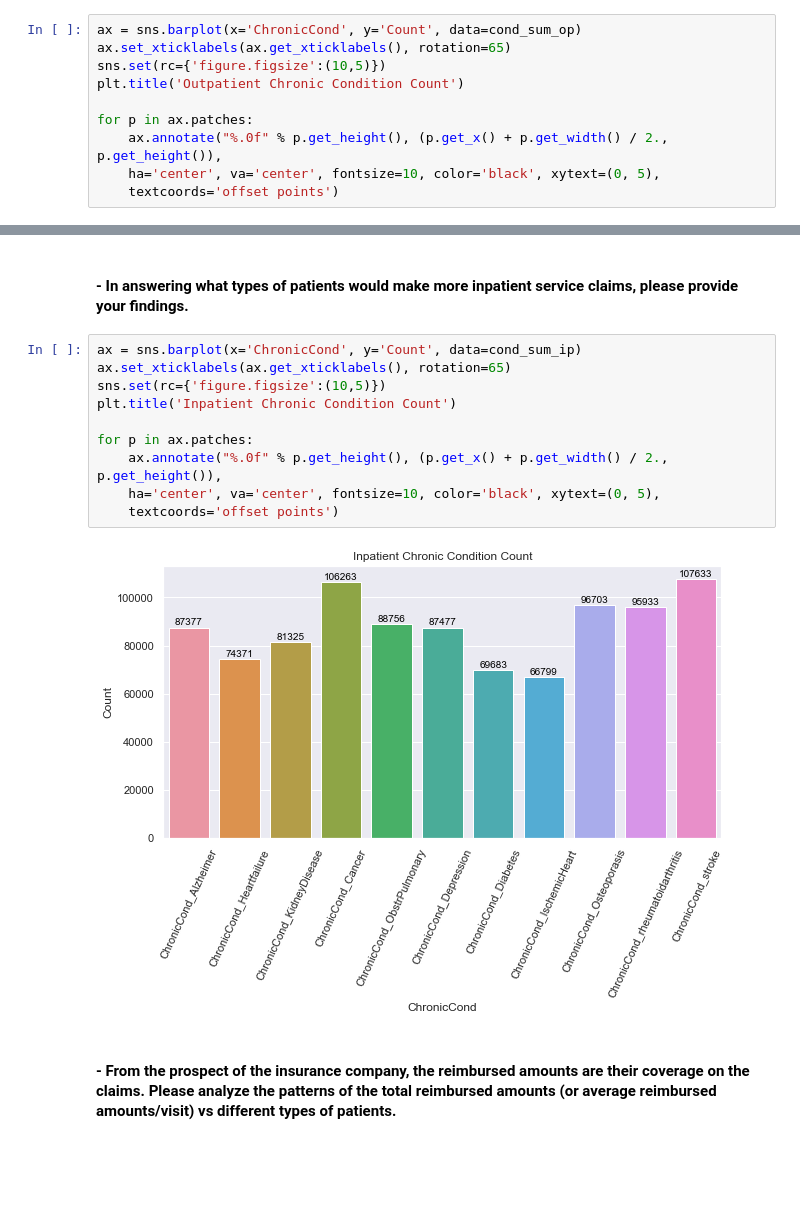
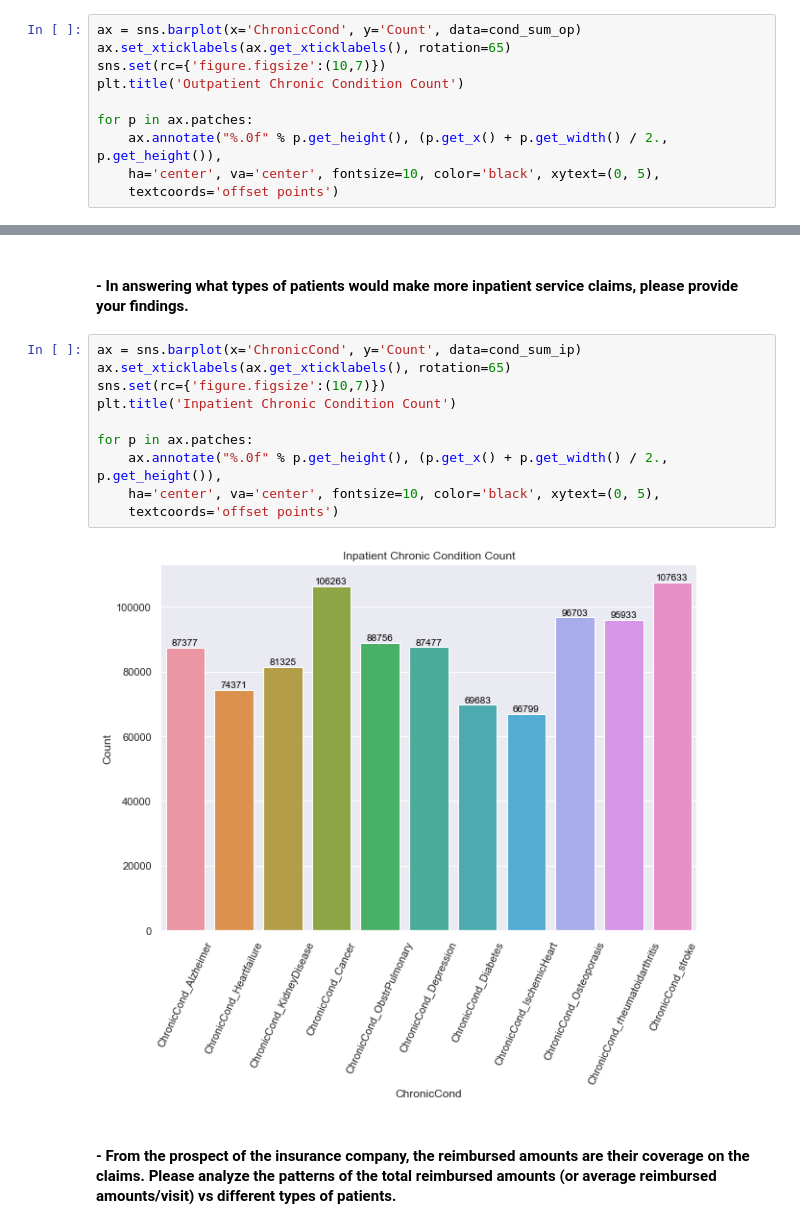
Before and after one commit to cosmochoi/healthcare_fraud, a Jupyter notebook: Fraud_Detection_EDA/EDA_Marcus.ipynb, the cells around one changed output, grey strips where cells are left out. Saved outputs shown, nothing was run; the diff lists cells and outputs as text; blank space fills up the shorter version.

```diff
--- a/Fraud_Detection_EDA/EDA_Marcus.ipynb
+++ b/Fraud_Detection_EDA/EDA_Marcus.ipynb
@@ -588,7 +567,7 @@ cond_sum_ip = cond_sum_ip.rename(columns={cond_sum_ip.columns[0]: "ChronicCond"
 # %%
 ax = sns.barplot(x='ChronicCond', y='Count', data=cond_sum_op)
 ax.set_xticklabels(ax.get_xticklabels(), rotation=65)
-sns.set(rc={'figure.figsize':(10,5)})
+sns.set(rc={'figure.figsize':(10,7)})
 plt.title('Outpatient Chronic Condition Count')
 
 for p in ax.patches:
@@ -602,15 +581,15 @@ for p in ax.patches:
 # %%
 ax = sns.barplot(x='ChronicCond', y='Count', data=cond_sum_ip)
 ax.set_xticklabels(ax.get_xticklabels(), rotation=65)
-sns.set(rc={'figure.figsize':(10,5)})
+sns.set(rc={'figure.figsize':(10,7)})
 plt.title('Inpatient Chronic Condition Count')
 
 for p in ax.patches:
     ax.annotate("%.0f" % p.get_height(), (p.get_x() + p.get_width() / 2., p.get_height()),
     ha='center', va='center', fontsize=10, color='black', xytext=(0, 5),
     textcoords='offset points')
 # %% [output]
-[figure, old version]
+[figure, new version]
 # %% [markdown]
 #### - From the prospect of the insurance company, the reimbursed amounts are their coverage on the claims.  Please analyze the patterns of the total reimbursed amounts (or average reimbursed amounts/visit) vs different types of patients.
 # %% [markdown]
```
Also changed, not shown: parts of 9 cells of this notebook.
